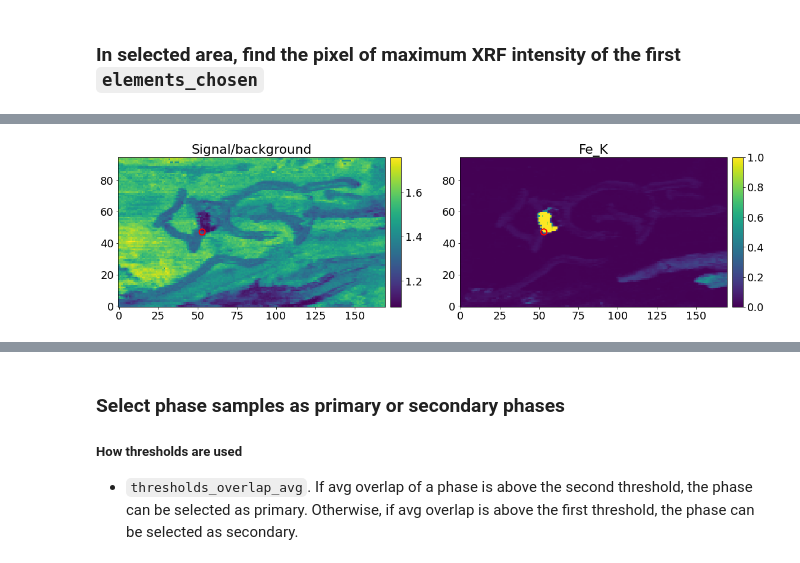
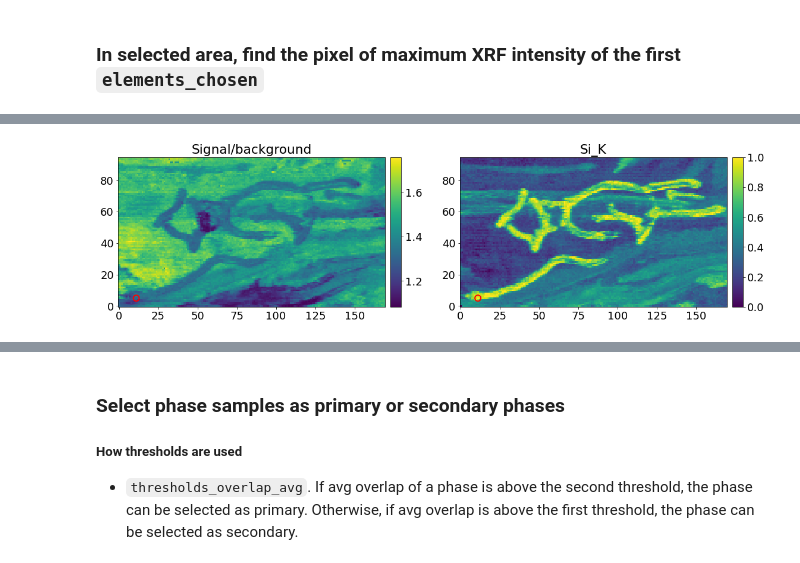
Before and after one commit to DarioZappala/XRDAnalysis, a Jupyter notebook: XRD_2d_exploration.ipynb, the cells around one changed output, grey strips where cells are left out. Drawn from its saved outputs; the diff is of its cells as text; code cells hidden in the pictures.

```diff
--- a/XRD_2d_exploration.ipynb
+++ b/XRD_2d_exploration.ipynb
@@ -248,7 +237,7 @@ maps_xrf_norm = data_xrf.labels / data_xrf.labels.max(axis = (0, 1), keepdims =
 - `elements_chosen`: Elements that need to be in the selected phases.
 - `elements_excluded`: Elements that must not be in the selected phases.
 # %%
-elements_chosen = ['Fe']
+elements_chosen = ['Si', 'Al']
 elements_excluded = []
 # DO NOT EXCLUDE: Al, Ca, Cl, P, S, Si
 
@@ -282,15 +267,15 @@ df_phases
 ### Select the area given by XRF threshold
 - `threshold_XRF_intensity`: The routine selects pixels where the first of `elements_chosen` has an XRF intensity above this threshold value.
 # %%
-threshold_XRF_intensity = 0.4
+threshold_XRF_intensity = 0.85
 
-idx_element = find_element(elements_chosen[0], data_xrf.metadata['labels'])
-print('Element chosen for the map of XRF intensity: ' + data_xrf.metadata['labels'][idx_element])
+idx_element = find_element(elements_chosen[0], data_xrf_elements.metadata['labels'])
+print('Element chosen for the map of XRF intensity: ' + data_xrf_elements.metadata['labels'][idx_element])
 print(f'Threshold: {threshold_XRF_intensity}')
 
-indices_XRF_sel = zeros(data_xrf.labels.shape[:2], bool)
-for x in range(data_xrf.labels.shape[1]):
-    for y in range(data_xrf.labels.shape[0]):
+indices_XRF_sel = zeros(data_xrf_elements.labels.shape[:2], bool)
+for x in range(data_xrf_elements.labels.shape[1]):
+    for y in range(data_xrf_elements.labels.shape[0]):
         if maps_xrf_norm[y, x, idx_element] >= threshold_XRF_intensity:
             indices_XRF_sel[y, x] = True
 print(f'Selected pixels: {indices_XRF_sel.sum()}')
@@ -306,12 +291,12 @@ cmap_viridis.set_bad(color = 'grey')
 ax = axs[0]
 im = ax.imshow(maps_xrf_norm[..., idx_element], interpolation = 'none')
 colorbar(im, ax = ax, cax = ax.inset_axes([1.02, 0, 0.04, 1]))
-ax.set_title(data_xrf.metadata['labels'][idx_element])
+ax.set_title(data_xrf_elements.metadata['labels'][idx_element])
 
 ax = axs[1]
 im = ax.imshow(map_for_search, interpolation = 'none', vmin = 0, vmax = 1, cmap = cmap_viridis)
 colorbar(im, ax = ax, cax = ax.inset_axes([1.02, 0, 0.04, 1]))
-ax.set_title(data_xrf.metadata['labels'][idx_element] + ' (above threshold)')
+ax.set_title(data_xrf_elements.metadata['labels'][idx_element] + ' (above threshold)')
 
 show()
 # %% [output]
@@ -340,17 +317,35 @@ print(f'{(x_xrf, y_xrf)}')
 # %%
+### Visualization options ###
+
 rcParams['font.size'] = 18
 
-offset_background = 10 # default: 0
-std_smooth = 5             # set to 0 for no smooth
+#xrf_limits_channel = [0, len_channels_xrf]   # default limits
+xrf_limits_channel = [0, 1000]              # custom limits
 
-phases_calibration = database['Hydrocerussite'][0]
-#phases_calibration = PhaseList([hematite])
+xrf_log_y = True
 
-#phase_compare = lazurite
-#phase_compare = PhaseList([lazurite])
+
+### Smoothing options ###
+
+offset_background = 10  # value added to the background, before subtracting it from the raw signal
+std_smooth = 5          # degree of the final smooth applied to the XRD pattern (standard deviation of the Gaussian kernel used in the convolution)
+
+
+### Fit options ###
+
+# Phase that will be checked against the experimental XRD pattern
+phase_check = database['Lazurite'][0]
+
+# adjust_calibration: if False, initial calibration is kept; if True, calibration is adjusted by fitting phase_calibration on the experimental XRD pattern.
+adjust_calibration = True
+phase_calibration = database['Lazurite'][0]
+
+# The diffraction lines of this phase will be shown for comparison. Set to None in order to have no comparison.
+#phase_compare = database['Lazurite'][0]
 phase_compare = None
 
-###
+
+### Calculations and plots ###
 
 x, y = x_xrf, y_xrf
 
@@ -367,8 +362,19 @@ ax = axs[1]
 im = ax.imshow(maps_xrf_norm[..., idx_element], interpolation = 'none')
 ax.scatter(x, y, s = 100, lw = 2, marker = 'o', edgecolors = 'red', facecolors = 'none')
 colorbar(im, ax = ax, cax = ax.inset_axes([1.02, 0, 0.04, 1]))
-ax.set_title(data_xrf.metadata['labels'][idx_element])
+ax.set_title(data_xrf_elements.metadata['labels'][idx_element])
 
+show()
+
+# XRF spectrum
+fig, ax = subplots(figsize = (16, 5))
+ax.plot(data_xrf_spectra.data[y, x], lw = 2)
+if xrf_log_y:
+    ax.set_yscale('log')
+ax.set_xlim(*xrf_limits_channel)
+ax.set_xlabel('channel')
+ax.set_ylabel('count')
+ax.set_title(f'XRF spectrum in {(x, y)}')
 show()
 
 signal_raw = data.data[y, x]
@@ -376,46 +382,51 @@ background = data.background[y, x] + offset_background
 signal_no_bg = maximum(signal_raw - background, 0)
 signal_smoothed = convolve(signal_no_bg, n = ceil(3 * std_smooth + 1), std = std_smooth)
 
+# XRD pattern
 fig, ax = subplots(figsize = (16, 5))
 ax.plot(signal_raw, lw = 1, label = 'raw signal')
 ax.plot(background, lw = 2, label = 'background')
 ax.plot(signal_smoothed, lw = 2, label = 'clean signal')
 ax.legend(frameon = True, loc = 2)
 ax.set_xlim(0, len(signal_raw))
 ax.set_xlabel('channel')
-ax.set_ylabel('counts')
-ax.set_title(f'XRD pattern processing {(x, y)}')
+ax.set_ylabel('count')
+ax.set_title(f'XRD pattern processing in {(x, y)}')
 show()
 
-spectrum = FastSpectraXRD().from_components(
+spectrum_xrd = FastSpectraXRD().from_components(
     opt = data.opt.copy(),
     counts = signal_smoothed,
     rescaling = nanmax(signal_smoothed),
     intensity = signal_smoothed / nanmax(signal_smoothed)
 )
-gn = GaussNewton(phases_calibration, spectrum, min_theta = min_theta, max_theta = max_theta,
-    min_intensity = min_intensity, first_n_peaks = first_n_peaks, sigma = sigma)
 
-### Leaves initial calibration and only optimizes the heights of the peaks ###
-gn.fit_cycle(gamma = True, steps = 10)
+gn = GaussNewton(phase_check, spectrum_xrd, min_theta = min_theta, max_theta = max_theta,
+                 min_intensity = min_intensity, first_n_peaks = first_n_peaks, sigma = sigma)
 
-### Optimizes calibration and heights of the peaks ###
-#gn.fit_cycle(gamma = True, steps = 16).fit_cycle(a = True, s = True, gamma = True, steps = 16).fit_cycle(gamma = True, steps = 16)
+if adjust_calibration:
+    gn_calibration = GaussNewton(phase_calibration, spectrum_xrd, min_theta = min_theta, max_theta = max_theta,
+                                 min_intensity = min_intensity, first_n_peaks = first_n_peaks, sigma = sigma)
+    gn_calibration.fit_cycle(gamma = True, steps = 16).fit_cycle(a = True, s = True, gamma = True, steps = 16)
+    gn.opt = gn_calibration.opt.copy()
 
+gn.fit_cycle(gamma = True, steps = 16)
+
+# XRD fit
 fig, ax = subplots(figsize = (16, 5))
 sca(ax)
 gn.plot_spectrum(c = 'grey', ls = '--', lw = 1, label = 'experimental')
 gn.plot(c = 'black', ls = '-', lw = 2, label = 'Gauss-Newton')
 ax.fill_between(gn.theta, gn.overlap(), color = 'g', alpha = 0.33, label = 'overlap')
 gn.phase.plot(lw = 2.5, alpha = 1)
 if phase_compare is not None:
-    phase_compare.plot(color = 'g')
+    phase_compare.plot(color = 'tab:blue')
 ax.set_xlim(min_theta, max_theta)
 ax.set_ylim(-0.05, 1)
 ax.set_xlabel(r'angle $2\theta$')
 ax.set_ylabel('relative intensity')
 ax.set_title(f'{gn.label}, overlap ratio = {gn.overlap3_area_ratio():.3f}')
 ax.legend(frameon = True, loc = 'upper right')
 show()
 # %% [output]
-[figure, old version]
+[figure, new version]
```
Also changed, not shown: parts of 33 cells of this notebook, 5 other files.
